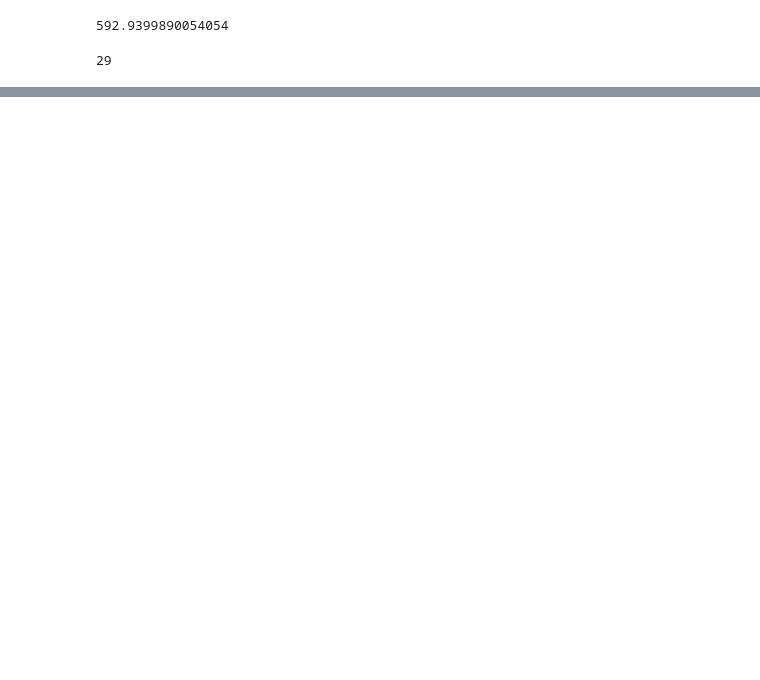
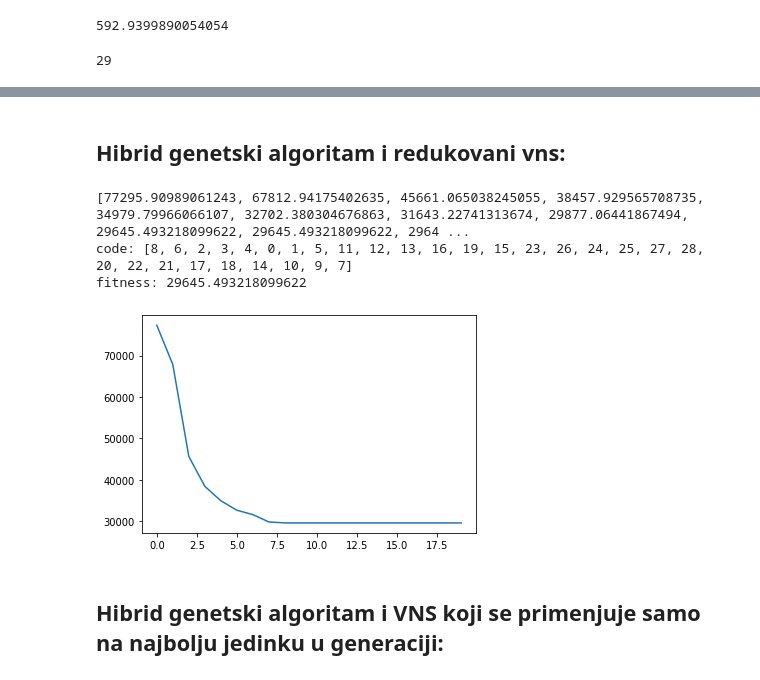
Before and after one commit to mkordic/ga_vns_hybrid, a Jupyter notebook: ga_vns_hybrid.ipynb, the cells around one changed output, grey strips where cells are left out. Saved outputs shown, nothing was run; the diff lists cells and outputs as text; code cells hidden in the pictures; blank space fills up the shorter version.

```diff
--- a/ga_vns_hybrid.ipynb
+++ b/ga_vns_hybrid.ipynb
@@ -194,0 +239,22 @@ def vns(individual, max_k, max_iter, move_prob):
+# %%
+def rvns(graph,individual, max_k, max_iter, move_prob):
+
+   # new_individual = Individual(graph)
+    solution = deepcopy(individual)
+#     solution.code[:] = individual.code[:]
+#     solution.fitness = solution.calc_fitness()
+    value = individual.fitness
+
+    for i in range(max_iter):
+        for k in range(max_k):
+            new_solution = shaking2(solution, k)
+           # new_individual.code = new_solution.code
+
+            new_solution.fitness = new_solution.calc_fitness(graph)
+            new_value = new_solution.fitness
+            if new_value < value or (new_value == value and random.random() < move_prob):
+                value = new_value
+                solution = deepcopy(new_solution)
+
+    individual.code[:] = solution.code[:]
+    individual.fitness = value
@@ -320,0 +337,2 @@ fitness: 32876.04228031326
+# %% [markdown]
+## Hibrid genetski algoritam i redukovani vns:
@@ -320,0 +382,16 @@ fitness: 32876.04228031326
+# %%
+ga_rvns( graph,
+    num_iters = 20,
+    use_elitism = True,
+    population_size = 1000,
+    elitism_size = 10,
+    mutation_prob = 0.15,
+    tournament_size = 10,
+    )
+# %% [output]
+[77295.90989061243, 67812.94175402635, 45661.065038245055, 38457.929565708735, 34979.79966066107, 32702.380304676863, 31643.22741313674, 29877.06441867494, 29645.493218099622, 29645.493218099622, 2964 ...
+code: [8, 6, 2, 3, 4, 0, 1, 5, 11, 12, 13, 16, 19, 15, 23, 26, 24, 25, 27, 28, 20, 22, 21, 17, 18, 14, 10, 9, 7]
+fitness: 29645.493218099622
+[figure, new version]
+# %% [markdown]
+## Hibrid genetski algoritam i VNS koji se primenjuje samo na najbolju jedinku u generaciji:
```
Also changed, not shown: parts of 25 cells of this notebook.
